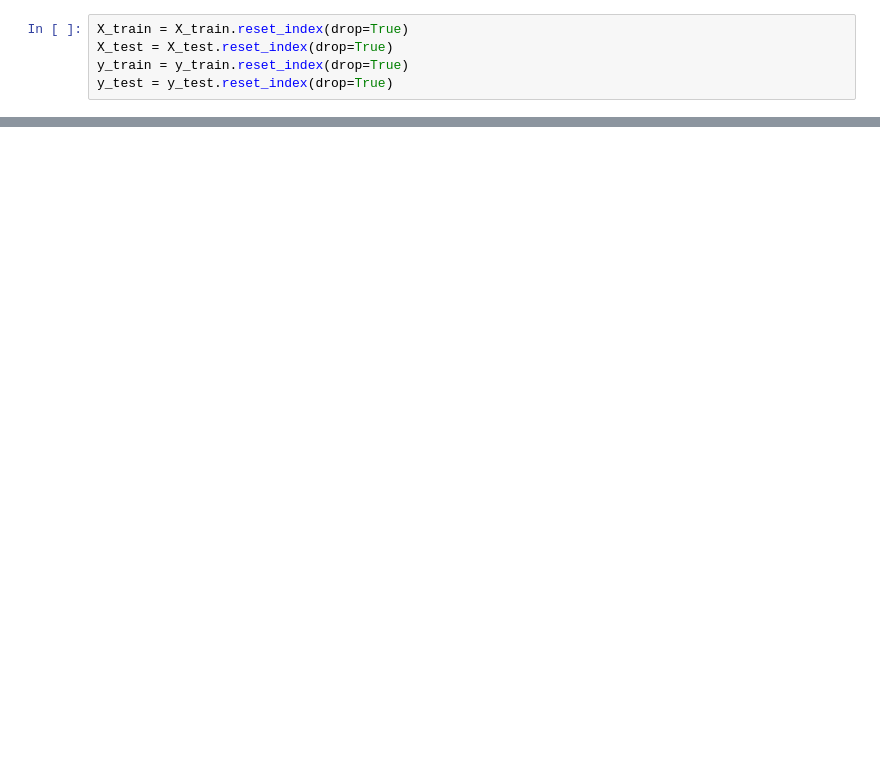
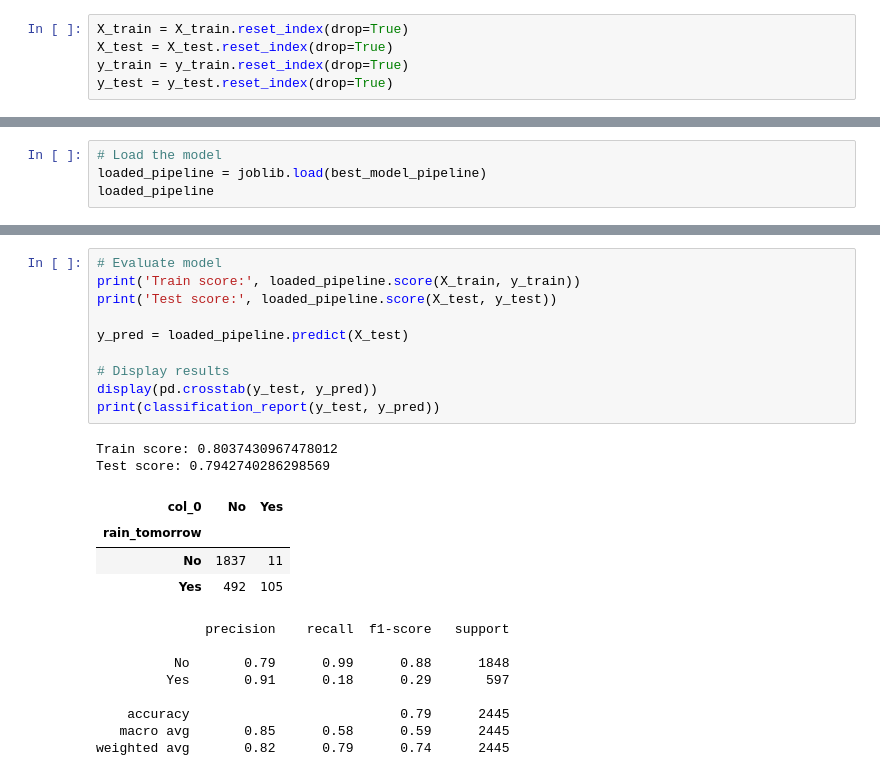
Before and after one commit to TanguyBoulard/DataScientest-project-DEC23, a Jupyter notebook: notebooks/weather_study.ipynb, the cells around one changed output, grey strips where cells are left out. Saved outputs shown, nothing was run; the diff lists cells and outputs as text; blank space fills up the shorter version.

Commit message:
Machine Learning model ++

```diff
--- a/notebooks/weather_study.ipynb
+++ b/notebooks/weather_study.ipynb
@@ -331,0 +441,4 @@ model.predict(processed_new_data)[0]
+# %%
+# Load the model
+loaded_pipeline = joblib.load(best_model_pipeline)
+loaded_pipeline
@@ -331,0 +463,25 @@ model.predict(processed_new_data)[0]
+# %%
+# Evaluate model
+print('Train score:', loaded_pipeline.score(X_train, y_train))
+print('Test score:', loaded_pipeline.score(X_test, y_test))
+
+y_pred = loaded_pipeline.predict(X_test)
+
+# Display results
+display(pd.crosstab(y_test, y_pred))
+print(classification_report(y_test, y_pred))
+# %% [output]
+Train score: 0.8037430967478012
+Test score: 0.7942740286298569
+| col_0 | No | Yes |
+| rain_tomorrow |  |  |
+| No | 1837 | 11 |
+| Yes | 492 | 105 |
+              precision    recall  f1-score   support
+
+          No       0.79      0.99      0.88      1848
+         Yes       0.91      0.18      0.29       597
+
+    accuracy                           0.79      2445
+   macro avg       0.85      0.58      0.59      2445
+weighted avg       0.82      0.79      0.74      2445
```
Also changed, not shown: parts of 52 cells of this notebook, 2 other files.
